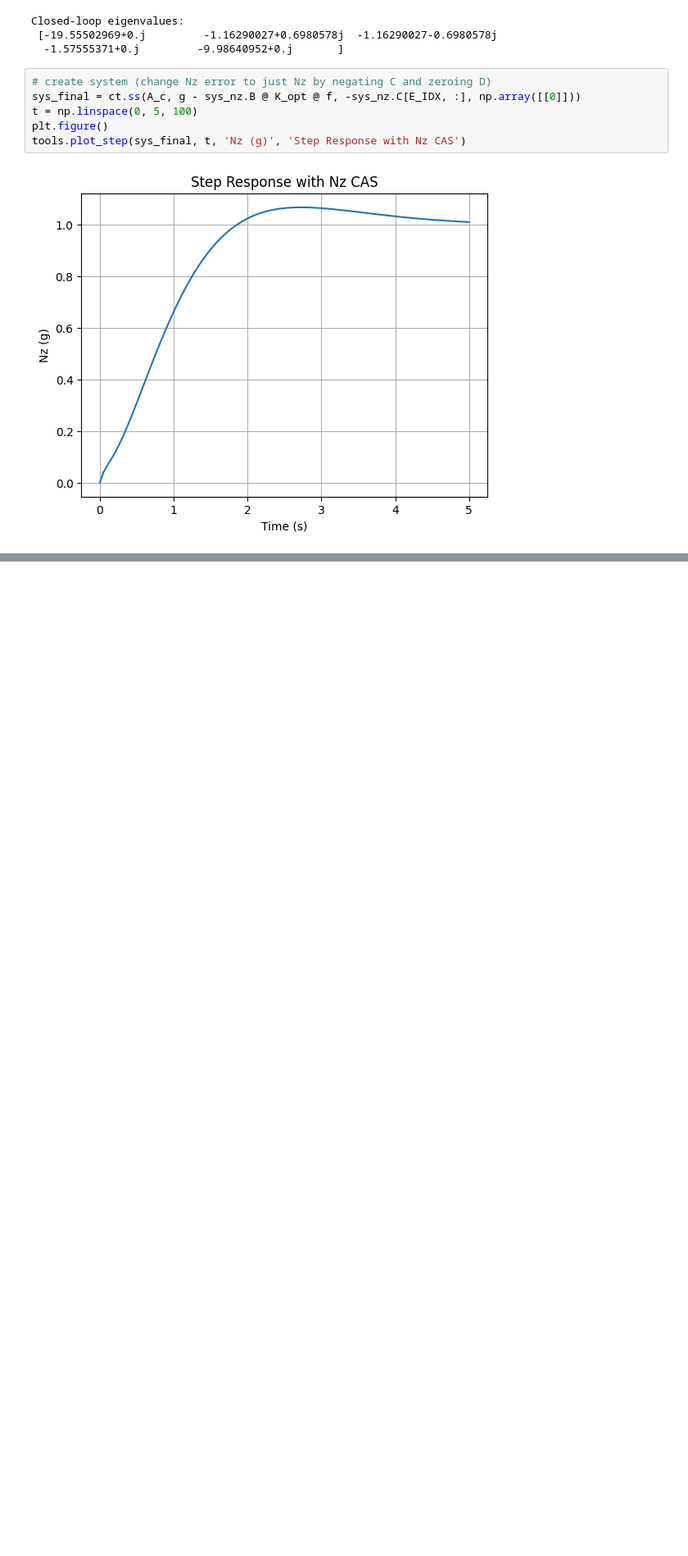
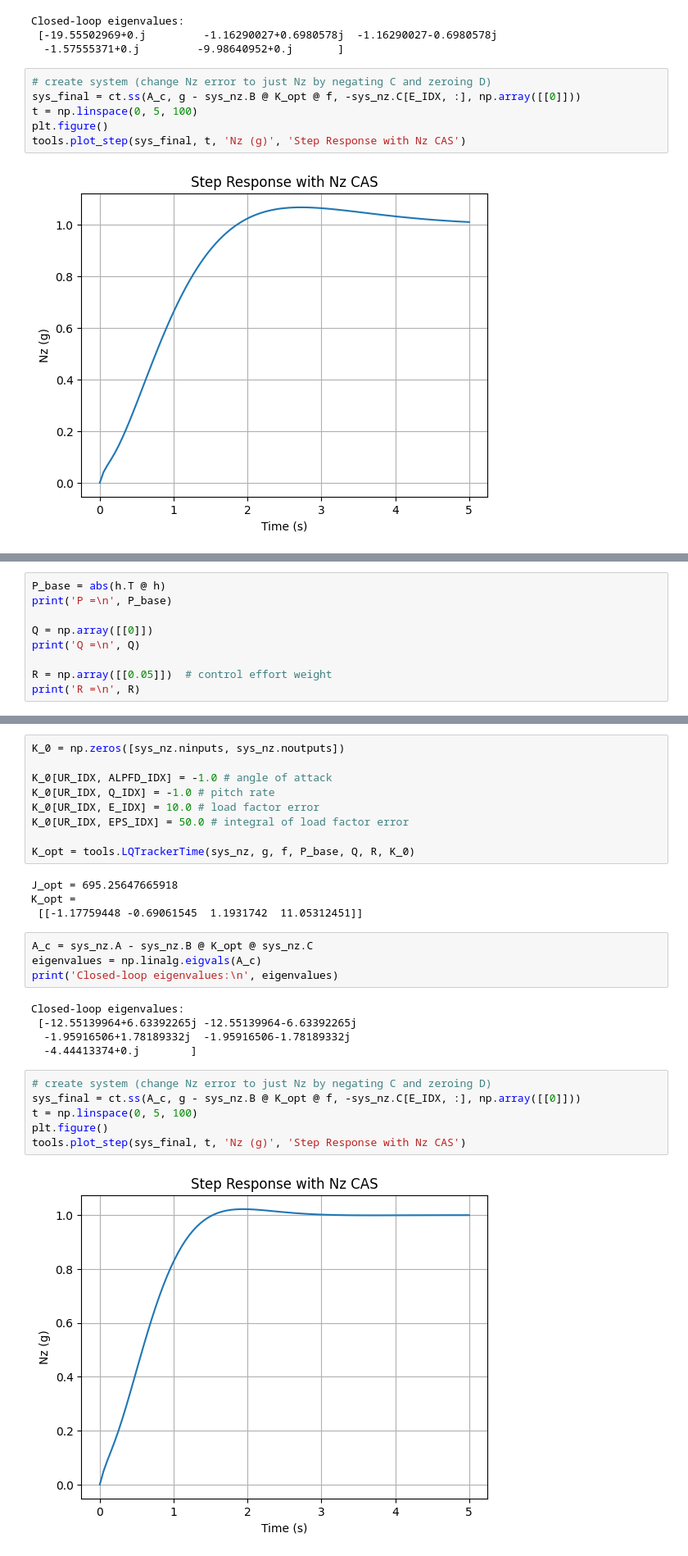
Before and after one commit to jeheneghan/StevensAndLewis, a Jupyter notebook: scripts/examples/LQTracker.ipynb, the cells around one changed output, grey strips where cells are left out. Shown at 82% size. Drawn from its saved outputs; the diff is of its cells as text; blank space fills up the shorter version.

```diff
--- a/scripts/examples/LQTracker.ipynb
+++ b/scripts/examples/LQTracker.ipynb
@@ -222,0 +277,9 @@ tools.plot_step(sys_final, t, 'Nz (g)', 'Step Response with Nz CAS')
+# %%
+P_base = abs(h.T @ h)
+print('P =\n', P_base)
+
+Q = np.array([[0]])
+print('Q =\n', Q)
+
+R = np.array([[0.05]])  # control effort weight
+print('R =\n', R)
@@ -222,0 +302,30 @@ tools.plot_step(sys_final, t, 'Nz (g)', 'Step Response with Nz CAS')
+# %%
+K_0 = np.zeros([sys_nz.ninputs, sys_nz.noutputs])
+
+K_0[UR_IDX, ALPFD_IDX] = -1.0 # angle of attack
+K_0[UR_IDX, Q_IDX] = -1.0 # pitch rate
+K_0[UR_IDX, E_IDX] = 10.0 # load factor error
+K_0[UR_IDX, EPS_IDX] = 50.0 # integral of load factor error
+
+K_opt = tools.LQTrackerTime(sys_nz, g, f, P_base, Q, R, K_0)
+# %% [output]
+J_opt = 695.25647665918
+K_opt =
+ [[-1.17759448 -0.69061545  1.1931742  11.05312451]]
+# %%
+A_c = sys_nz.A - sys_nz.B @ K_opt @ sys_nz.C
+eigenvalues = np.linalg.eigvals(A_c)
+print('Closed-loop eigenvalues:\n', eigenvalues)
+# %% [output]
+Closed-loop eigenvalues:
+ [-12.55139964+6.63392265j -12.55139964-6.63392265j
+  -1.95916506+1.78189332j  -1.95916506-1.78189332j
+  -4.44413374+0.j        ]
+# %%
+# create system (change Nz error to just Nz by negating C and zeroing D)
+sys_final = ct.ss(A_c, g - sys_nz.B @ K_opt @ f, -sys_nz.C[E_IDX, :], np.array([[0]]))
+t = np.linspace(0, 5, 100)
+plt.figure()
+tools.plot_step(sys_final, t, 'Nz (g)', 'Step Response with Nz CAS')
+# %% [output]
+[figure, added]
```
Also changed, not shown: parts of 7 cells of this notebook, 1 other file.
